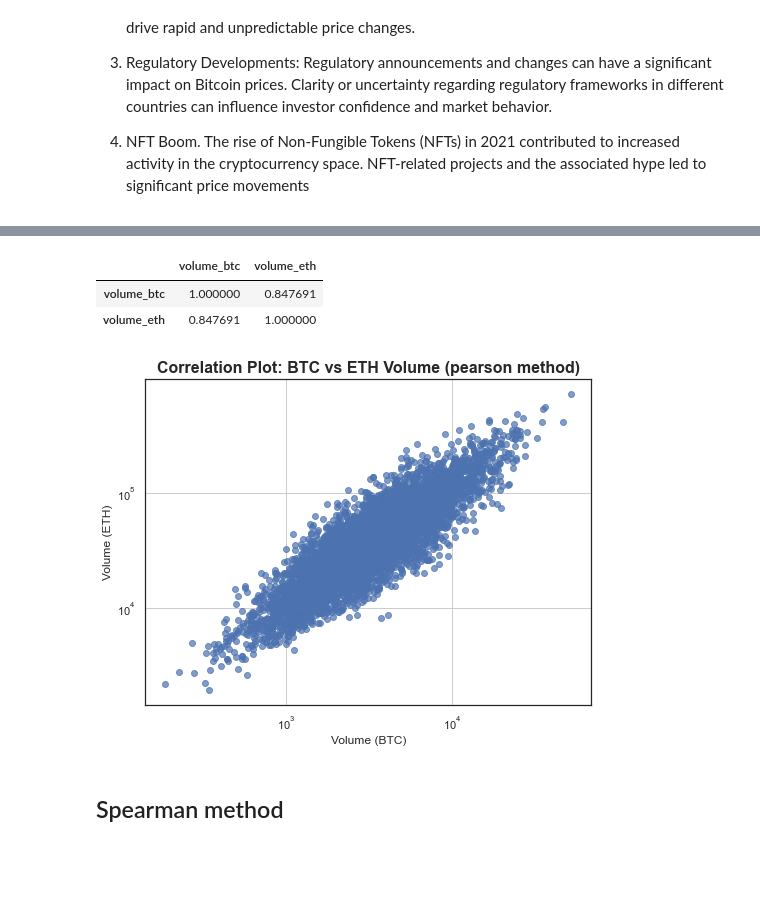
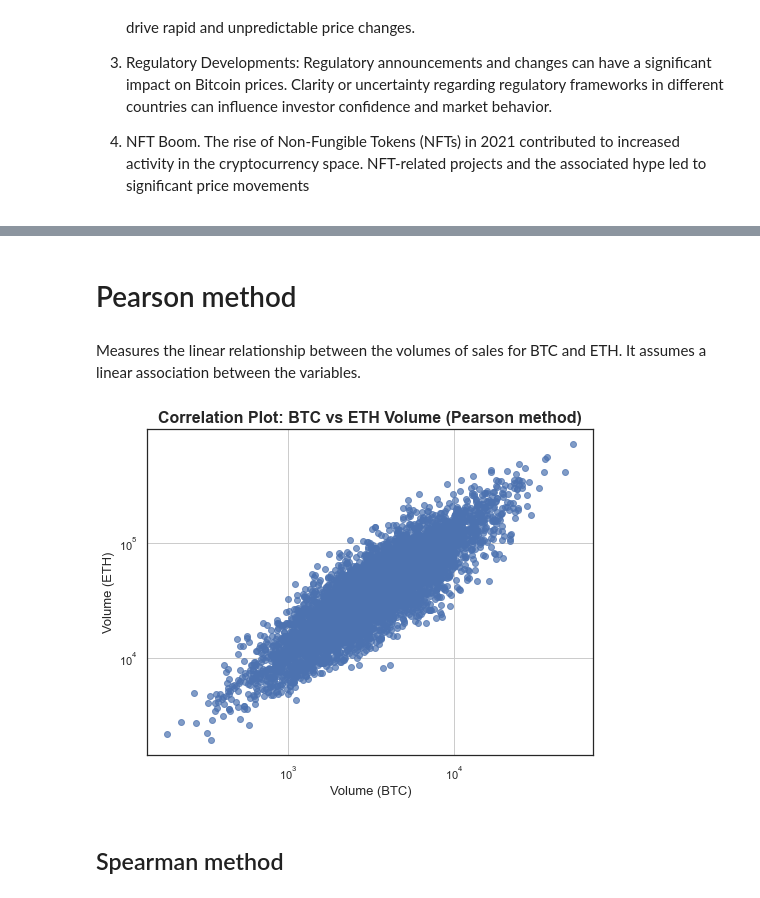
Before and after one commit to agoncharova/coin_insights, a Jupyter notebook: cryptocurrency.ipynb, the cells around one changed output, grey strips where cells are left out. Cells and saved outputs as stored; diff of their text form; code cells hidden in the pictures; blank space fills up the shorter version.

```diff
--- a/cryptocurrency.ipynb
+++ b/cryptocurrency.ipynb
@@ -166,6 +189,0 @@ From the correlation analysis, it is evident that the trading volumes of both cr
-# %%
-correlation_matrix
-# %% [output]
-|  | volume_btc | volume_eth |
-| volume_btc | 1.000000 | 0.847691 |
-| volume_eth | 0.847691 | 1.000000 |
@@ -172,17 +194,21 @@ correlation_matrix
+# %% [markdown]
+# Pearson method
+# %% [markdown]
+Measures the linear relationship between the volumes of sales for BTC and ETH. It assumes a linear association between the variables.
 # %%
 correlation_matrix = merged_data[btc_columns + eth_columns].corr(method = 'pearson')
 # %%
 plt.figure(figsize=(8, 6))
 plt.scatter(merged_data['volume_btc'], merged_data['volume_eth'], alpha=0.7)
 plt.xscale('log')
 plt.yscale('log')
-plt.title('Correlation Plot: BTC vs ETH Volume (pearson method)', fontsize = 16, fontweight = 'bold')
-plt.xlabel('Volume (BTC)')
-plt.ylabel('Volume (ETH)')
+plt.title('Correlation Plot: BTC vs ETH Volume (Pearson method)', fontsize = 16, fontweight = 'bold')
+plt.xlabel('Volume (BTC)', fontsize = 13)
+plt.ylabel('Volume (ETH)', fontsize = 13)
 plt.grid(True)
 plt.show()
 # %% [output]
-[figure, old version]
+[figure, new version]
 # %% [markdown]
 ## Spearman method
 # %%
```
Also changed, not shown: parts of 28 cells of this notebook.
